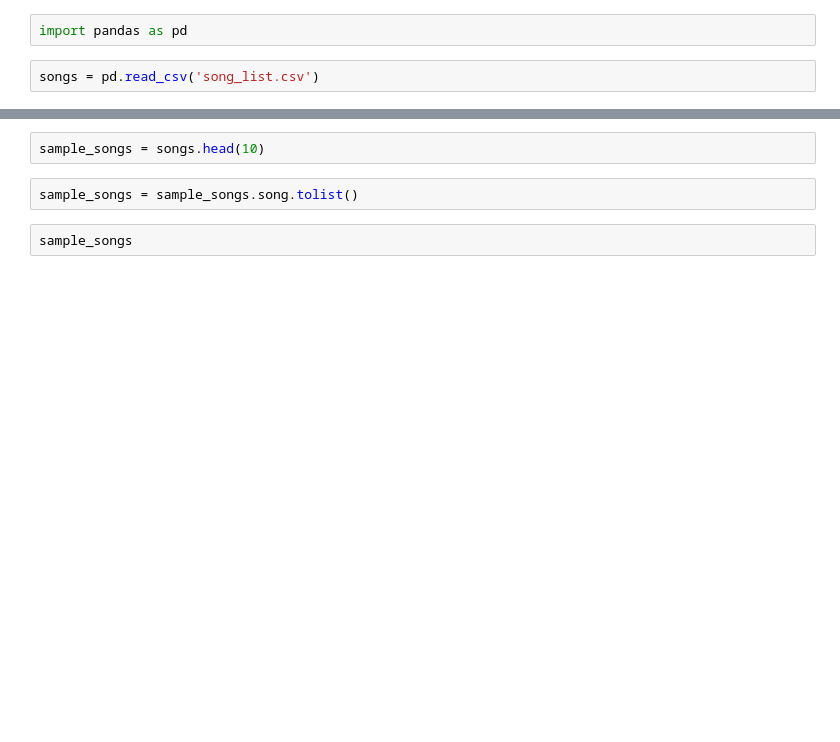
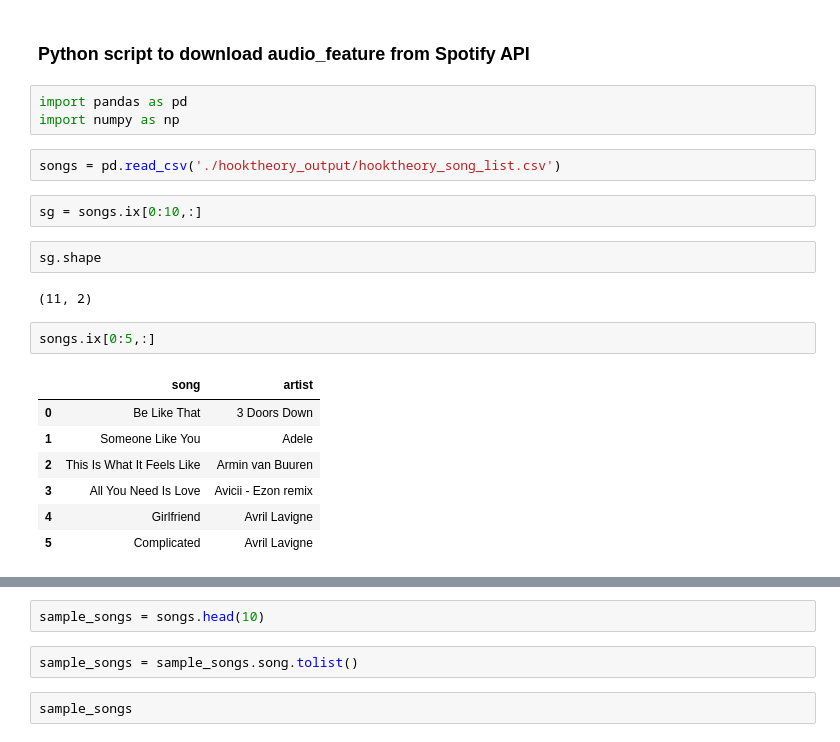
Before and after one commit to Nafisur-jspl/song-recommendation, a Jupyter notebook: Spotify_download.ipynb, the cells around one changed output, grey strips where cells are left out. Saved outputs shown, nothing was run; the diff lists cells and outputs as text; blank space fills up the shorter version.

```diff
--- a/Spotify_download.ipynb
+++ b/Spotify_download.ipynb
@@ -1,4 +1,23 @@
+# %% [markdown]
+### Python script to download audio_feature from Spotify API
 # %%
 import pandas as pd
+import numpy as np
 # %%
-songs = pd.read_csv('song_list.csv')
+songs = pd.read_csv('./hooktheory_output/hooktheory_song_list.csv')
+# %%
+sg = songs.ix[0:10,:]
+# %%
+sg.shape
+# %% [output]
+(11, 2)
+# %%
+songs.ix[0:5,:]
+# %% [output]
+|  | song | artist |
+| 0 | Be Like That | 3 Doors Down |
+| 1 | Someone Like You | Adele |
+| 2 | This Is What It Feels Like | Armin van Buuren |
+| 3 | All You Need Is Love | Avicii - Ezon remix |
+| 4 | Girlfriend | Avril Lavigne |
+| 5 | Complicated | Avril Lavigne |
```
Also changed, not shown: parts of 10 cells of this notebook, 3 other files.
